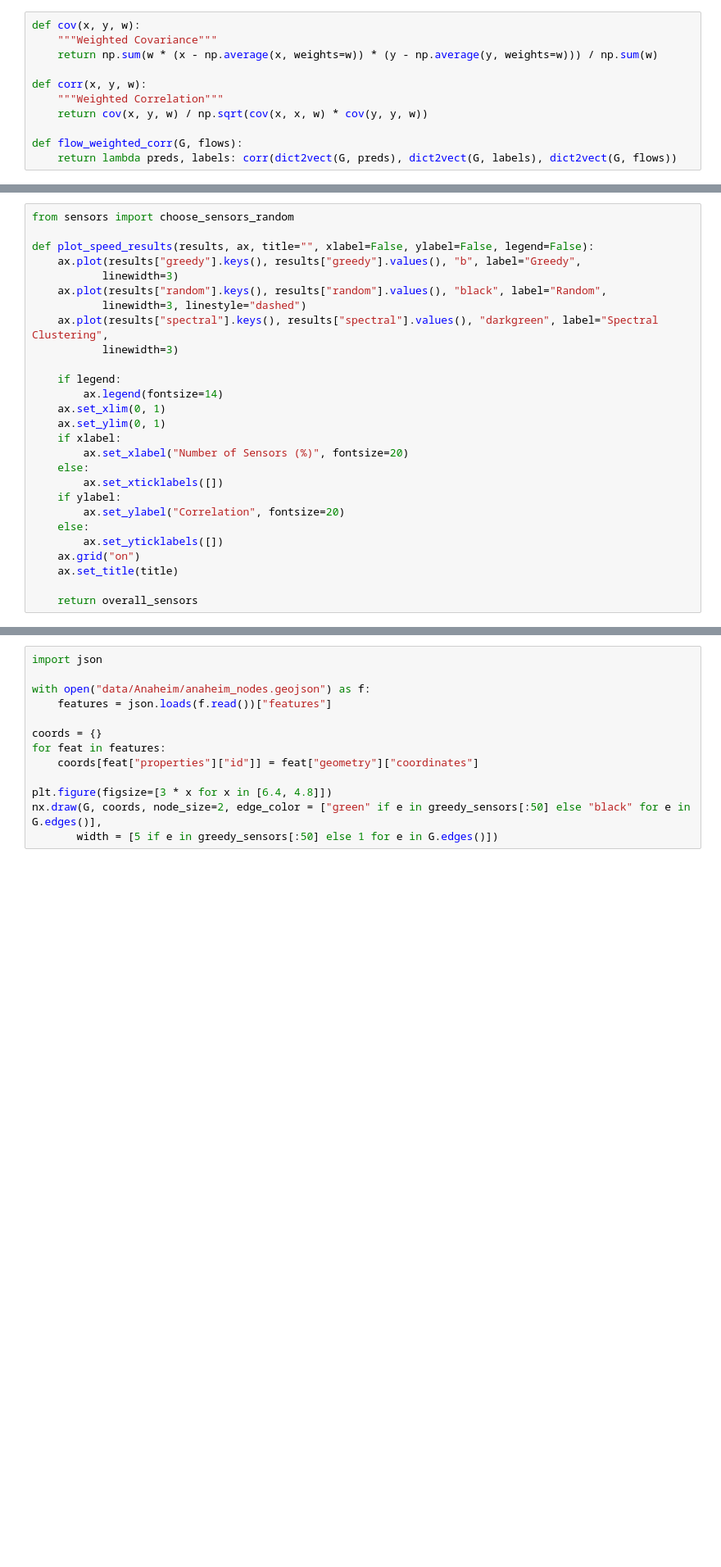
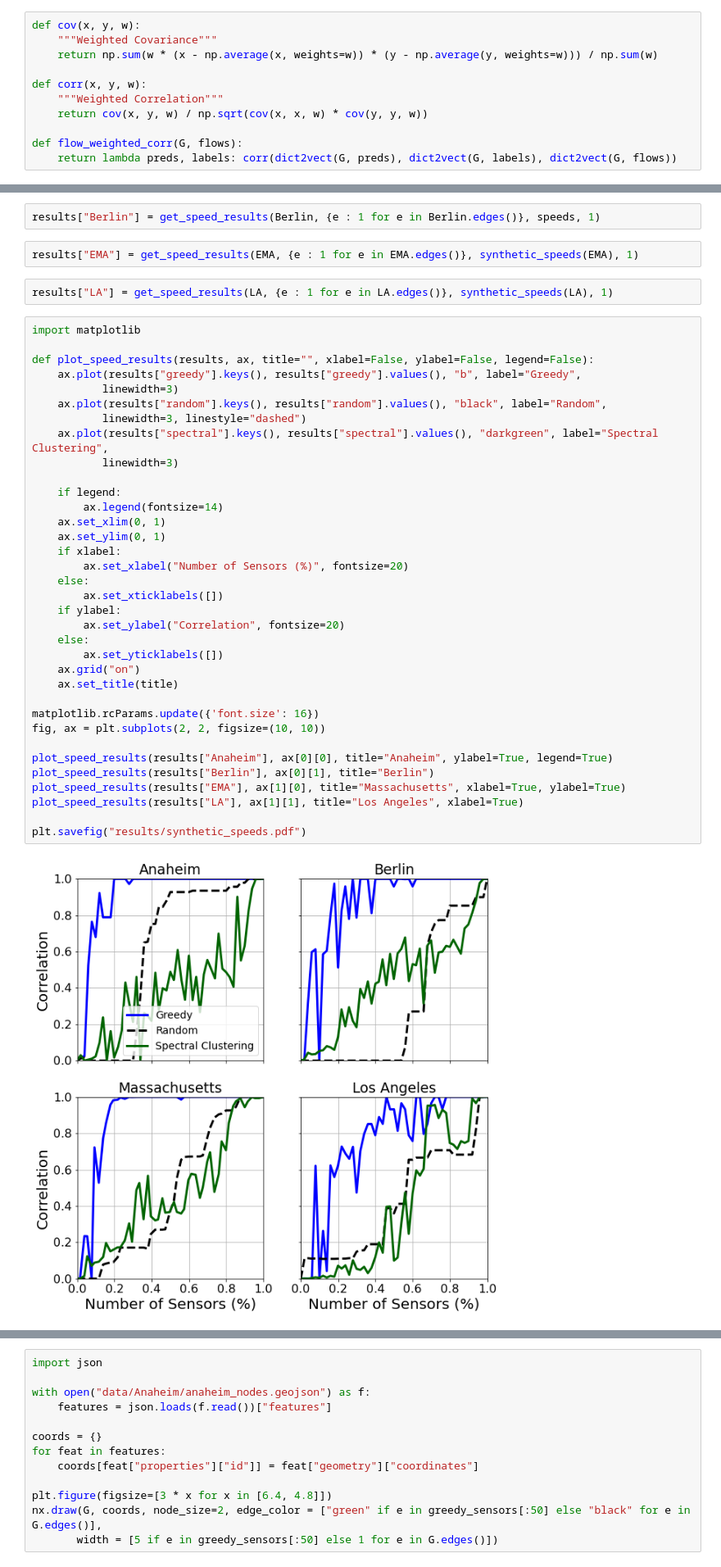
Before and after one commit to arnav-b/sensor-placement, a Jupyter notebook: speeds-fast.ipynb, the cells around one changed output, grey strips where cells are left out. Shown: that part at 82% size. Drawn from its saved outputs; the diff is of its cells as text; blank space fills up the shorter version.

```diff
--- a/speeds-fast.ipynb
+++ b/speeds-fast.ipynb
@@ -457,27 +556,43 @@ KeyboardInterrupt:
+# %%
+results["Berlin"] = get_speed_results(Berlin, {e : 1 for e in Berlin.edges()}, speeds, 1)
+# %%
+results["EMA"] = get_speed_results(EMA, {e : 1 for e in EMA.edges()}, synthetic_speeds(EMA), 1)
+# %%
+results["LA"] = get_speed_results(LA, {e : 1 for e in LA.edges()}, synthetic_speeds(LA), 1)
 # %%
-from sensors import choose_sensors_random
+import matplotlib
 
 def plot_speed_results(results, ax, title="", xlabel=False, ylabel=False, legend=False):
     ax.plot(results["greedy"].keys(), results["greedy"].values(), "b", label="Greedy",
            linewidth=3)
     ax.plot(results["random"].keys(), results["random"].values(), "black", label="Random",
            linewidth=3, linestyle="dashed")
     ax.plot(results["spectral"].keys(), results["spectral"].values(), "darkgreen", label="Spectral Clustering",
            linewidth=3)
 
     if legend:
         ax.legend(fontsize=14)
     ax.set_xlim(0, 1)
     ax.set_ylim(0, 1)
     if xlabel:
         ax.set_xlabel("Number of Sensors (%)", fontsize=20)
     else:
         ax.set_xticklabels([])
     if ylabel:
         ax.set_ylabel("Correlation", fontsize=20)
     else:
         ax.set_yticklabels([])
     ax.grid("on")
     ax.set_title(title)
 
-    return overall_sensors
+matplotlib.rcParams.update({'font.size': 16})
+fig, ax = plt.subplots(2, 2, figsize=(10, 10))
+
+plot_speed_results(results["Anaheim"], ax[0][0], title="Anaheim", ylabel=True, legend=True)
+plot_speed_results(results["Berlin"], ax[0][1], title="Berlin")
+plot_speed_results(results["EMA"], ax[1][0], title="Massachusetts", xlabel=True, ylabel=True)
+plot_speed_results(results["LA"], ax[1][1], title="Los Angeles", xlabel=True)
+
+plt.savefig("results/synthetic_speeds.pdf")
+# %% [output]
+[figure, added]
```
Also changed, not shown: parts of 36 cells of this notebook, 2 other files.
